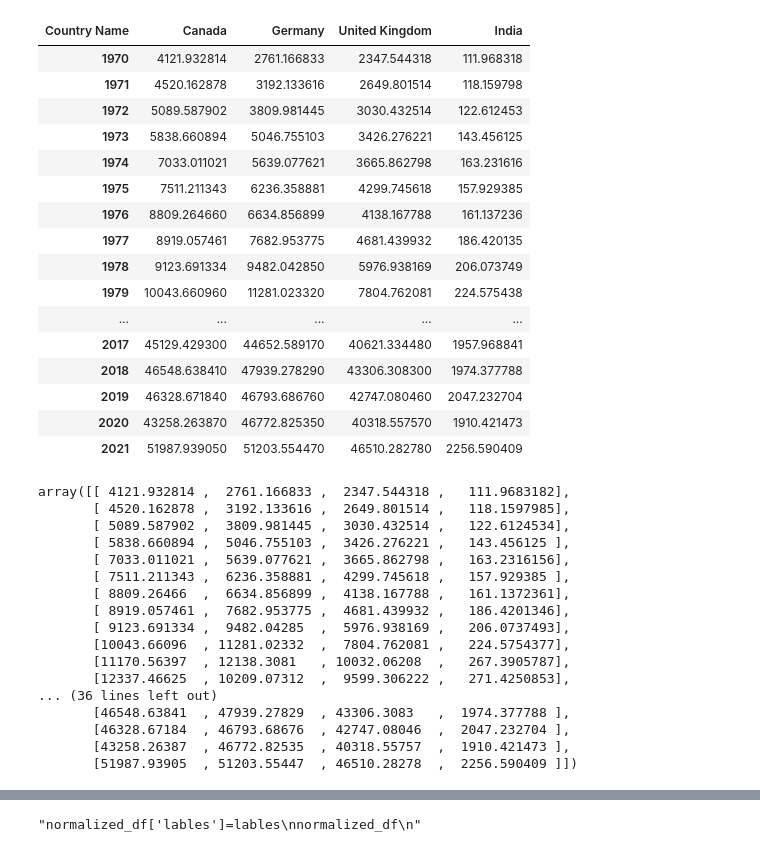
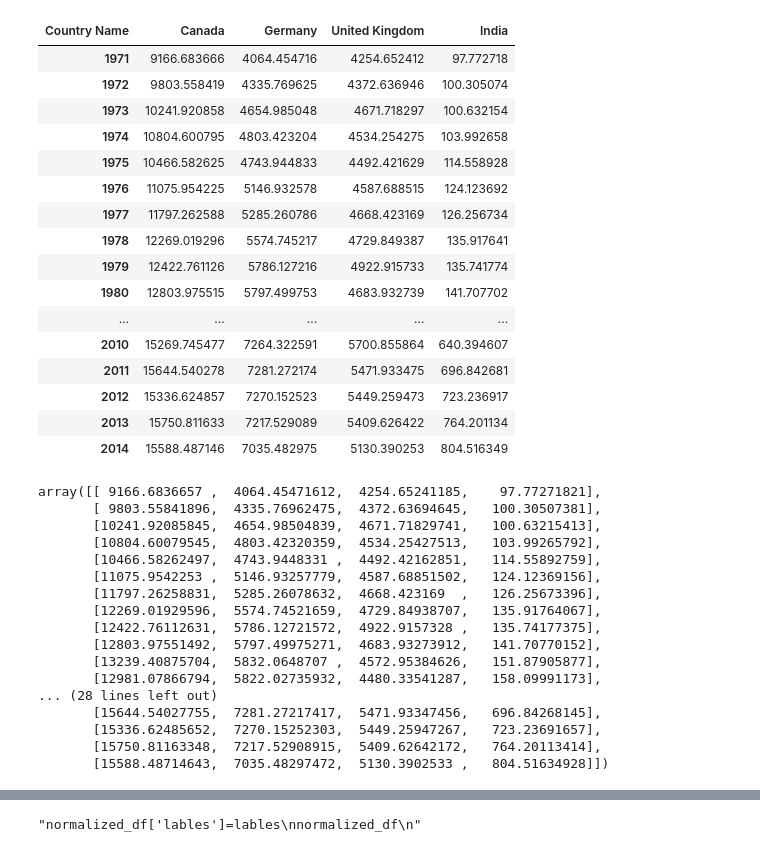
Before and after one commit to puneethegde72/Cluster-and-Fitting, a Jupyter notebook: Cluster and Fitting .ipynb, the cells around one changed output, grey strips where cells are left out. Drawn from its saved outputs; the diff is of its cells as text; code cells hidden in the pictures.

```diff
--- a/Cluster and Fitting .ipynb
+++ b/Cluster and Fitting .ipynb
@@ -37,8 +37,8 @@ def dataFrame(file_name, col, value1,countries):
 # countries which are using for data analysis
 countries = [35, 55, 81, 109]
 '''calling dataFrame functions for all the dataframe which will be used for visualization'''
-GDP_capita_c, GDP_capita_y = dataFrame("API_NY.GDP.PCAP.CD_DS2_en_csv_v2_4770417.csv",
-                                       "Indicator Name", "GDP per capita (current US$)",countries)
+ele_con_c, ele_con_y = dataFrame("API_19_DS2_en_csv_v2_4700503.csv",
+                                       "Indicator Name", "Electric power consumption (kWh per capita)",countries)
 
-GDP_capita_c
+ele_con_c
 # %% [output]
@@ -51,45 +51,45 @@ GDP_capita_c
 # %%
 
-GDP_capita_y
+ele_con_y
 # %% [output]
 | Country Name | Canada | Germany | United Kingdom | India |
-| 1970 | 4121.932814 | 2761.166833 | 2347.544318 | 111.968318 |
-| 1971 | 4520.162878 | 3192.133616 | 2649.801514 | 118.159798 |
-| 1972 | 5089.587902 | 3809.981445 | 3030.432514 | 122.612453 |
-| 1973 | 5838.660894 | 5046.755103 | 3426.276221 | 143.456125 |
-| 1974 | 7033.011021 | 5639.077621 | 3665.862798 | 163.231616 |
-| 1975 | 7511.211343 | 6236.358881 | 4299.745618 | 157.929385 |
-| 1976 | 8809.264660 | 6634.856899 | 4138.167788 | 161.137236 |
-| 1977 | 8919.057461 | 7682.953775 | 4681.439932 | 186.420135 |
-| 1978 | 9123.691334 | 9482.042850 | 5976.938169 | 206.073749 |
-| 1979 | 10043.660960 | 11281.023320 | 7804.762081 | 224.575438 |
+| 1971 | 9166.683666 | 4064.454716 | 4254.652412 | 97.772718 |
+| 1972 | 9803.558419 | 4335.769625 | 4372.636946 | 100.305074 |
+| 1973 | 10241.920858 | 4654.985048 | 4671.718297 | 100.632154 |
+| 1974 | 10804.600795 | 4803.423204 | 4534.254275 | 103.992658 |
+| 1975 | 10466.582625 | 4743.944833 | 4492.421629 | 114.558928 |
+| 1976 | 11075.954225 | 5146.932578 | 4587.688515 | 124.123692 |
+| 1977 | 11797.262588 | 5285.260786 | 4668.423169 | 126.256734 |
+| 1978 | 12269.019296 | 5574.745217 | 4729.849387 | 135.917641 |
+| 1979 | 12422.761126 | 5786.127216 | 4922.915733 | 135.741774 |
+| 1980 | 12803.975515 | 5797.499753 | 4683.932739 | 141.707702 |
 | ... | ... | ... | ... | ... |
-| 2017 | 45129.429300 | 44652.589170 | 40621.334480 | 1957.968841 |
-| 2018 | 46548.638410 | 47939.278290 | 43306.308300 | 1974.377788 |
-| 2019 | 46328.671840 | 46793.686760 | 42747.080460 | 2047.232704 |
-| 2020 | 43258.263870 | 46772.825350 | 40318.557570 | 1910.421473 |
-| 2021 | 51987.939050 | 51203.554470 | 46510.282780 | 2256.590409 |
+| 2010 | 15269.745477 | 7264.322591 | 5700.855864 | 640.394607 |
+| 2011 | 15644.540278 | 7281.272174 | 5471.933475 | 696.842681 |
+| 2012 | 15336.624857 | 7270.152523 | 5449.259473 | 723.236917 |
+| 2013 | 15750.811633 | 7217.529089 | 5409.626422 | 764.201134 |
+| 2014 | 15588.487146 | 7035.482975 | 5130.390253 | 804.516349 |
 # %%
-x = GDP_capita_y.values #returns a numpy array
+x = ele_con_y.values #returns a numpy array
 x
 # %% [output]
-array([[ 4121.932814 ,  2761.166833 ,  2347.544318 ,   111.9683182],
-       [ 4520.162878 ,  3192.133616 ,  2649.801514 ,   118.1597985],
-       [ 5089.587902 ,  3809.981445 ,  3030.432514 ,   122.6124534],
-       [ 5838.660894 ,  5046.755103 ,  3426.276221 ,   143.456125 ],
-       [ 7033.011021 ,  5639.077621 ,  3665.862798 ,   163.2316156],
-       [ 7511.211343 ,  6236.358881 ,  4299.745618 ,   157.929385 ],
-       [ 8809.26466  ,  6634.856899 ,  4138.167788 ,   161.1372361],
-       [ 8919.057461 ,  7682.953775 ,  4681.439932 ,   186.4201346],
-       [ 9123.691334 ,  9482.04285  ,  5976.938169 ,   206.0737493],
-       [10043.66096  , 11281.02332  ,  7804.762081 ,   224.5754377],
-       [11170.56397  , 12138.3081   , 10032.06208  ,   267.3905787],
-       [12337.46625  , 10209.07312  ,  9599.306222 ,   271.4250853],
-... (36 lines left out)
-       [46548.63841  , 47939.27829  , 43306.3083   ,  1974.377788 ],
-       [46328.67184  , 46793.68676  , 42747.08046  ,  2047.232704 ],
-       [43258.26387  , 46772.82535  , 40318.55757  ,  1910.421473 ],
-       [51987.93905  , 51203.55447  , 46510.28278  ,  2256.590409 ]])
+array([[ 9166.6836657 ,  4064.45471612,  4254.65241185,    97.77271821],
+       [ 9803.55841896,  4335.76962475,  4372.63694645,   100.30507381],
+       [10241.92085845,  4654.98504839,  4671.71829741,   100.63215413],
+       [10804.60079545,  4803.42320359,  4534.25427513,   103.99265792],
+       [10466.58262497,  4743.9448331 ,  4492.42162851,   114.55892759],
+       [11075.9542253 ,  5146.93257779,  4587.68851502,   124.12369156],
+       [11797.26258831,  5285.26078632,  4668.423169  ,   126.25673396],
+       [12269.01929596,  5574.74521659,  4729.84938707,   135.91764067],
+       [12422.76112631,  5786.12721572,  4922.9157328 ,   135.74177375],
+       [12803.97551492,  5797.49975271,  4683.93273912,   141.70770152],
+       [13239.40875704,  5832.0648707 ,  4572.95384626,   151.87905877],
+       [12981.07866794,  5822.02735932,  4480.33541287,   158.09991173],
+... (28 lines left out)
+       [15644.54027755,  7281.27217417,  5471.93347456,   696.84268145],
+       [15336.62485652,  7270.15252303,  5449.25947267,   723.23691657],
+       [15750.81163348,  7217.52908915,  5409.62642172,   764.20113414],
+       [15588.48714643,  7035.48297472,  5130.3902533 ,   804.51634928]])
 # %%
 min_max_scaler = preprocessing.MinMaxScaler()
 x_scaled = min_max_scaler.fit_transform(x)
```
Also changed, not shown: parts of 23 cells of this notebook.
